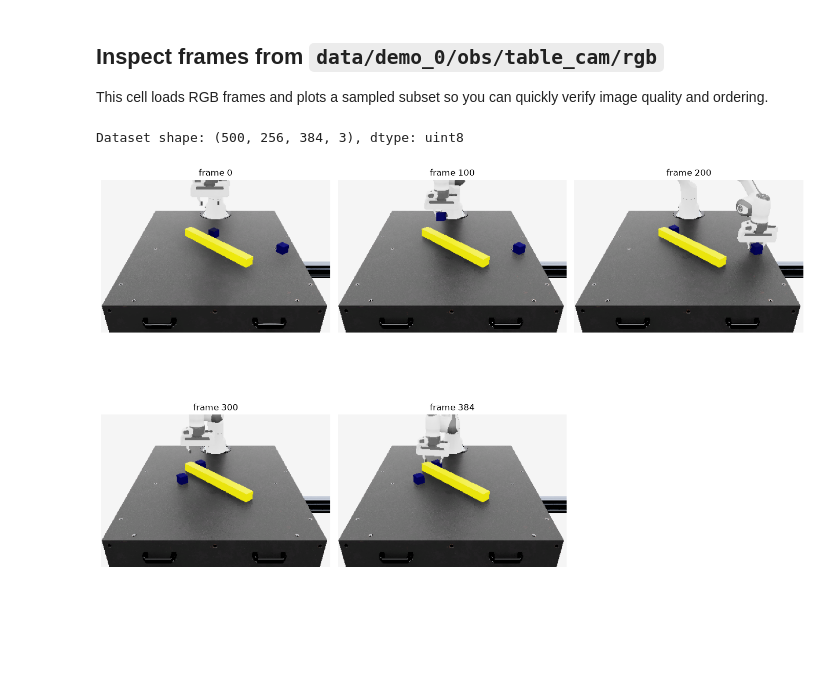
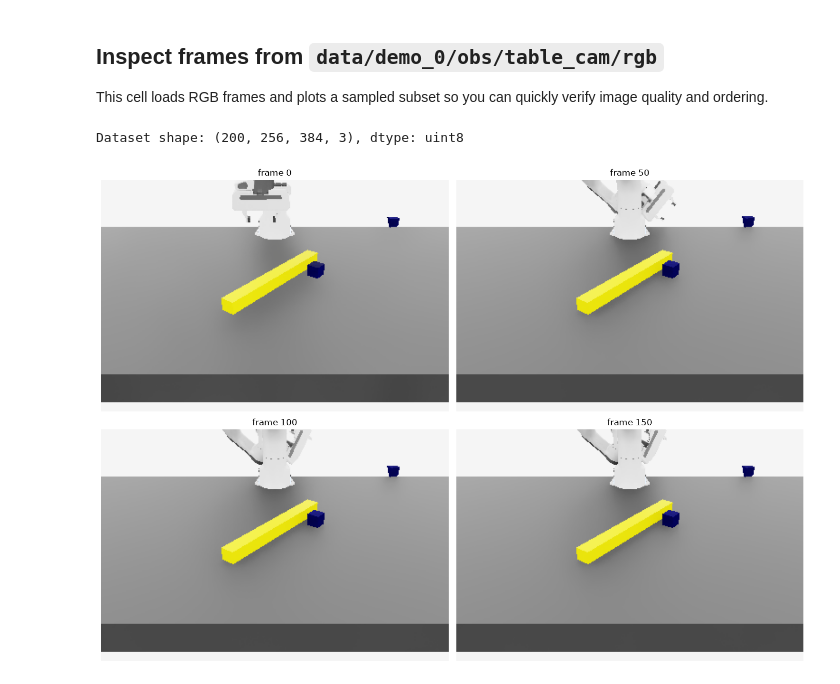
Before and after one commit to nardo7/era_bench, a Jupyter notebook: scripts/explore_dataset.ipynb, the cells around one changed output. Cells and saved outputs as stored; diff of their text form; code cells hidden in the pictures; blank space fills up the shorter version.

```diff
--- a/scripts/explore_dataset.ipynb
+++ b/scripts/explore_dataset.ipynb
@@ -9,7 +9,7 @@ import os
 # %% [markdown]
 ## Load the dataset
 # %%
-dataset_path = os.path.join("..", "datasets", "mirror.hdf5")
+dataset_path = os.path.join("..", "datasets", "mirror.hdf5_failed.hdf5")
 print(f"Dataset path: {os.path.abspath(dataset_path)}")
 print(f"File exists: {os.path.exists(dataset_path)}")
 print(f"File size: {os.path.getsize(dataset_path) / 1e6:.2f} MB")
@@ -236,30 +236,30 @@ This cell loads RGB frames and plots a sampled subset so you can quickly verify
 # %%
 import matplotlib.pyplot as plt
 
 # Edit these frame indices to inspect different frames
-frame_indices = [0, 100, 200, 300, 384]
+frame_indices = [0, 50, 100, 150]
 demo = 0
 with h5py.File(dataset_path, "r") as f:
-    rgb = f[f"data/demo_{demo}/obs/table_cam"]
+    rgb = f[f"data/demo_{demo}/obs/origin_top_cam"]
     print(f"Dataset shape: {rgb.shape}, dtype: {rgb.dtype}")
 
     frames = rgb[()]
 
-    cols = 3
+    cols = 2
     rows = int(np.ceil(len(frame_indices) / cols))
     fig, axes = plt.subplots(rows, cols, figsize=(14, 10))
     axes = np.array(axes).reshape(-1)
 
     for ax_i, idx in enumerate(frame_indices):
         axes[ax_i].imshow(frames[idx])
         axes[ax_i].set_title(f"frame {idx}", fontsize=12)
         axes[ax_i].axis("off")
 
     for ax_i in range(len(frame_indices), len(axes)):
         axes[ax_i].axis("off")
 
     plt.tight_layout()
     plt.show()
 # %% [output]
-Dataset shape: (500, 256, 384, 3), dtype: uint8
+Dataset shape: (200, 256, 384, 3), dtype: uint8
-[figure, old version]
+[figure, new version]
```
Also changed, not shown: parts of 2 cells of this notebook, 17 other files.
